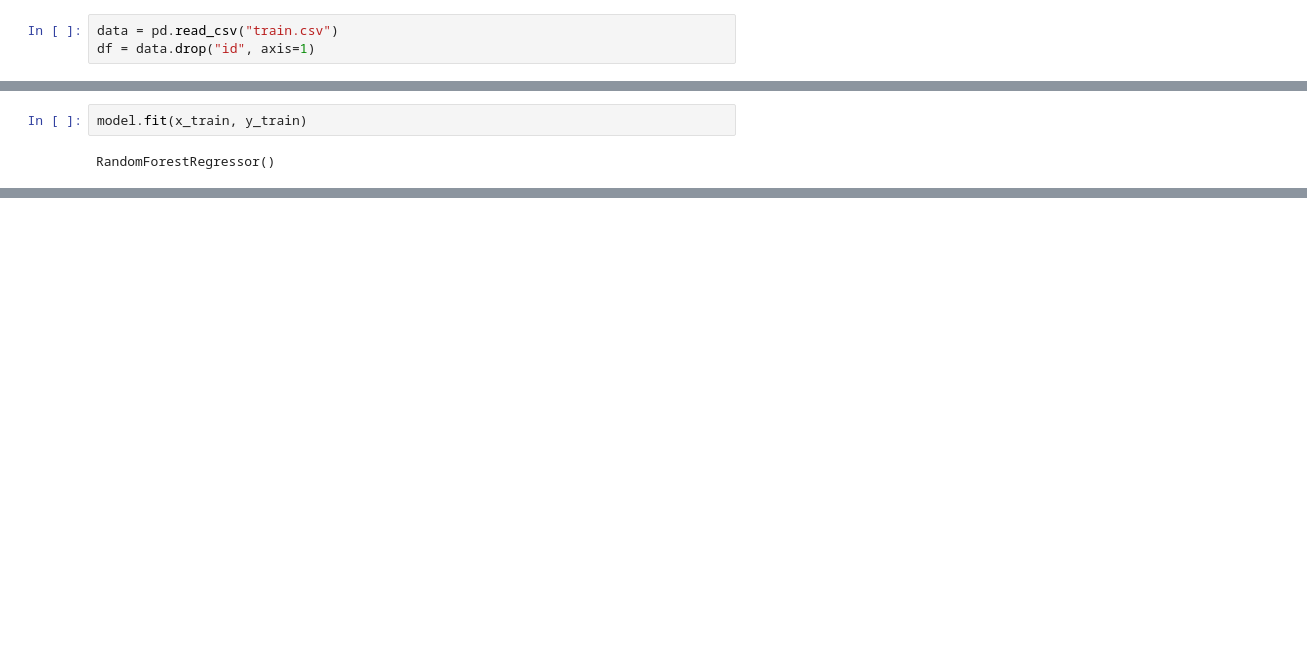
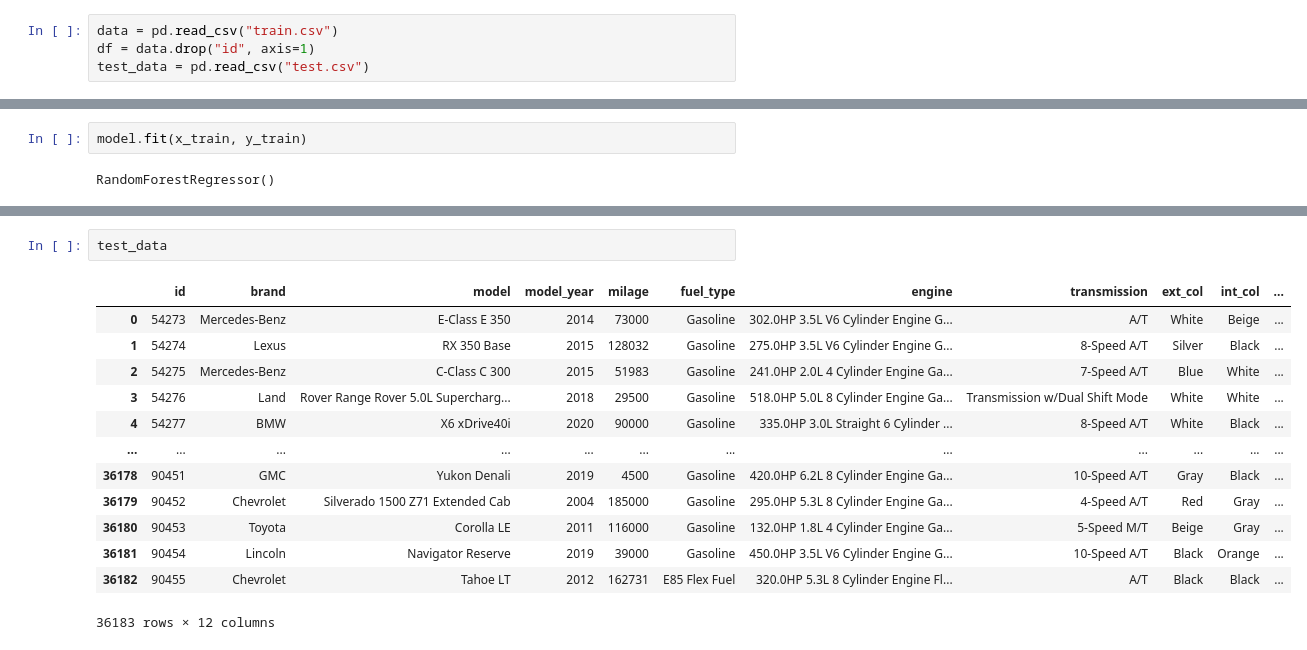
Before and after one commit to SketchyCarrot/KaglleX_Cohort_4, a Jupyter notebook: main.ipynb, the cells around one changed output, grey strips where cells are left out. Cells and saved outputs as stored; diff of their text form; blank space fills up the shorter version.

```diff
--- a/main.ipynb
+++ b/main.ipynb
@@ -5,6 +6,7 @@ from sklearn.ensemble import RandomForestRegressor
 # %%
 data = pd.read_csv("train.csv")
 df = data.drop("id", axis=1)
+test_data = pd.read_csv("test.csv")
 # %%
 df
 # %% [output]
@@ -123,0 +126,16 @@ model.score(x_test, y_test)
+# %%
+test_data
+# %% [output]
+|  | id | brand | model | model_year | milage | fuel_type | engine | transmission | ext_col | int_col | ... |
+| 0 | 54273 | Mercedes-Benz | E-Class E 350 | 2014 | 73000 | Gasoline | 302.0HP 3.5L V6 Cylinder Engine G... | A/T | White | Beige | ... |
+| 1 | 54274 | Lexus | RX 350 Base | 2015 | 128032 | Gasoline | 275.0HP 3.5L V6 Cylinder Engine G... | 8-Speed A/T | Silver | Black | ... |
+| 2 | 54275 | Mercedes-Benz | C-Class C 300 | 2015 | 51983 | Gasoline | 241.0HP 2.0L 4 Cylinder Engine Ga... | 7-Speed A/T | Blue | White | ... |
+| 3 | 54276 | Land | Rover Range Rover 5.0L Supercharg... | 2018 | 29500 | Gasoline | 518.0HP 5.0L 8 Cylinder Engine Ga... | Transmission w/Dual Shift Mode | White | White | ... |
+| 4 | 54277 | BMW | X6 xDrive40i | 2020 | 90000 | Gasoline | 335.0HP 3.0L Straight 6 Cylinder ... | 8-Speed A/T | White | Black | ... |
+| ... | ... | ... | ... | ... | ... | ... | ... | ... | ... | ... | ... |
+| 36178 | 90451 | GMC | Yukon Denali | 2019 | 4500 | Gasoline | 420.0HP 6.2L 8 Cylinder Engine Ga... | 10-Speed A/T | Gray | Black | ... |
+| 36179 | 90452 | Chevrolet | Silverado 1500 Z71 Extended Cab | 2004 | 185000 | Gasoline | 295.0HP 5.3L 8 Cylinder Engine Ga... | 4-Speed A/T | Red | Gray | ... |
+| 36180 | 90453 | Toyota | Corolla LE | 2011 | 116000 | Gasoline | 132.0HP 1.8L 4 Cylinder Engine Ga... | 5-Speed M/T | Beige | Gray | ... |
+| 36181 | 90454 | Lincoln | Navigator Reserve | 2019 | 39000 | Gasoline | 450.0HP 3.5L V6 Cylinder Engine G... | 10-Speed A/T | Black | Orange | ... |
+| 36182 | 90455 | Chevrolet | Tahoe LT | 2012 | 162731 | E85 Flex Fuel | 320.0HP 5.3L 8 Cylinder Engine Fl... | A/T | Black | Black | ... |
+36183 rows × 12 columns
```
Also changed, not shown: parts of 11 cells of this notebook.
